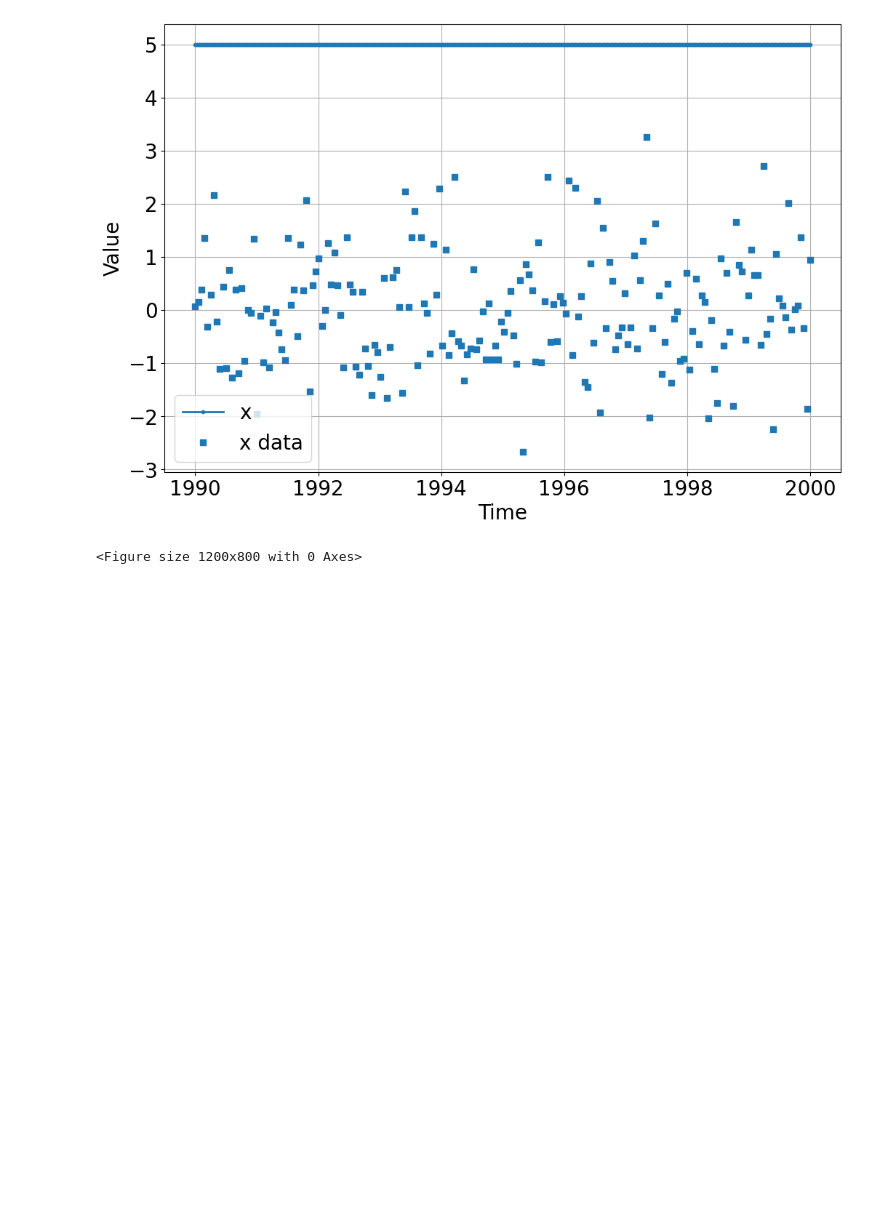
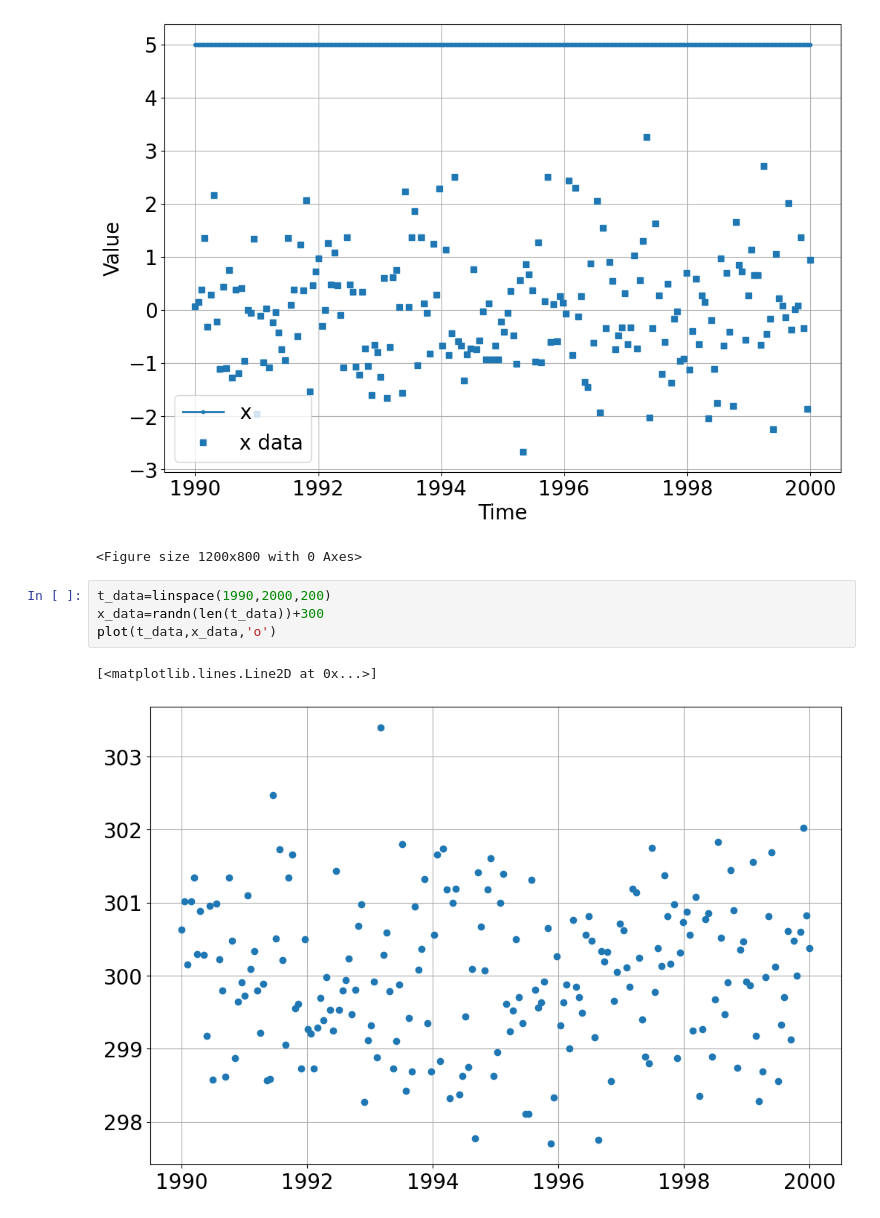
Before and after one commit to bblais/Computer-Programming-for-the-Sciences-Spring-2023, a Jupyter notebook: Sprint #2 - Dynamical Systems and Parameters/2023-03-02 - Class.ipynb, the cells around one changed output. Cells and saved outputs as stored; diff of their text form; blank space fills up the shorter version.

```diff
--- a/Sprint #2 - Dynamical Systems and Parameters/2023-03-02 - Class.ipynb
+++ b/Sprint #2 - Dynamical Systems and Parameters/2023-03-02 - Class.ipynb
@@ -43,6 +43,13 @@ sim.run(1990,2000)
 # %% [output]
 [figure]
 <Figure size 1200x800 with 0 Axes>
+# %%
+t_data=linspace(1990,2000,200)
+x_data=randn(len(t_data))+300
+plot(t_data,x_data,'o')
+# %% [output]
+[<matplotlib.lines.Line2D at 0x...>]
+[figure, added]
 # %%
 sim=Simulation()
 sim.add(" x' = v   ",290,plot=True)
```
Also changed, not shown: parts of 7 cells of this notebook, 3 other files.
